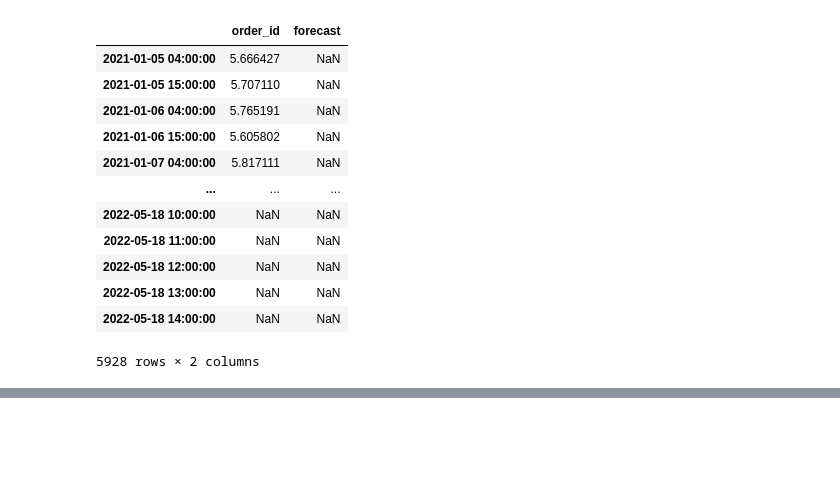
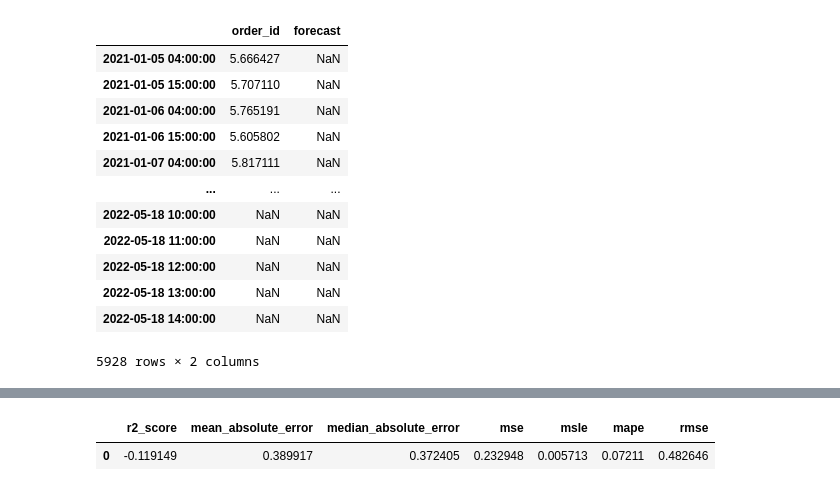
Before and after one commit to vijaycse/predictive-scaling, a Jupyter notebook: scaling_prediction_sarimax.ipynb, the cells around one changed output, grey strips where cells are left out. Cells and saved outputs as stored; diff of their text form; code cells hidden in the pictures; blank space fills up the shorter version.

```diff
--- a/scaling_prediction_sarimax.ipynb
+++ b/scaling_prediction_sarimax.ipynb
@@ -324,0 +312,21 @@ print(future_df.iloc[1600:1600+30])
+# %%
+from sklearn.metrics import mean_squared_error, r2_score, mean_absolute_error
+from sklearn.metrics import median_absolute_error, mean_squared_log_error, mean_absolute_percentage_error
+import numpy as np
+
+def evaluate_forecast(y,pred):
+    results = pd.DataFrame({'r2_score':r2_score(y, pred),
+                           }, index=[0])
+    results['mean_absolute_error'] = mean_absolute_error(y, pred)
+    results['median_absolute_error'] = median_absolute_error(y, pred)
+    results['mse'] = mean_squared_error(y, pred)
+    results['msle'] = mean_squared_log_error(y, pred)
+    results['mape'] = mean_absolute_percentage_error(y, pred)
+    results['rmse'] = np.sqrt(results['mse'])
+    return results
+# %%
+#future_df.dropna(inplace=True)
+evaluate_forecast(sales_df_pred.iloc[1550:-1]['order_id'],sales_df_pred.iloc[1550:-1]['forecast'])
+# %% [output]
+|  | r2_score | mean_absolute_error | median_absolute_error | mse | msle | mape | rmse |
+| 0 | -0.119149 | 0.389917 | 0.372405 | 0.232948 | 0.005713 | 0.07211 | 0.482646 |
```
Also changed, not shown: parts of 4 cells of this notebook.
